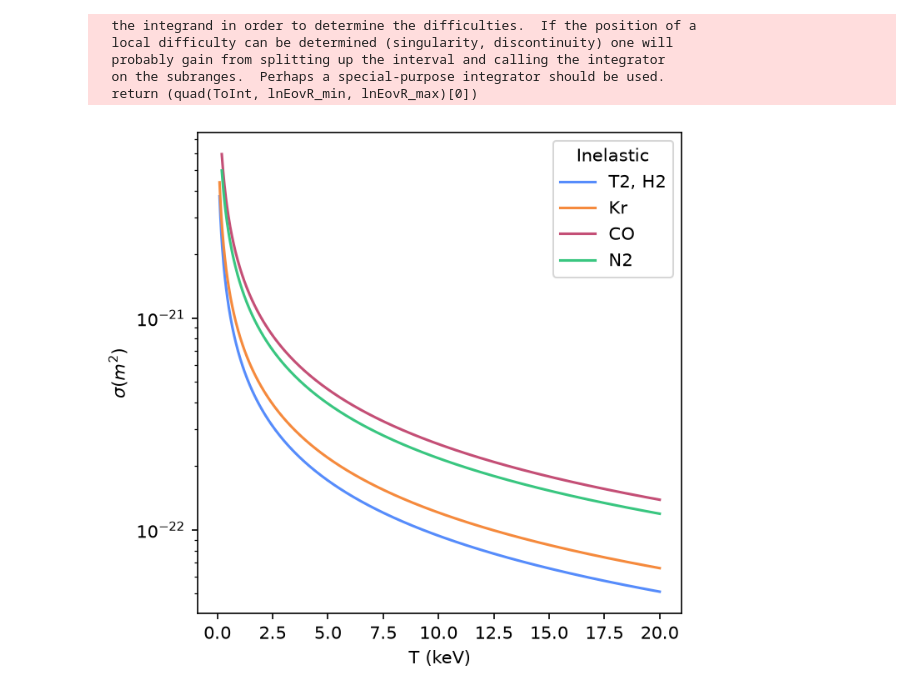
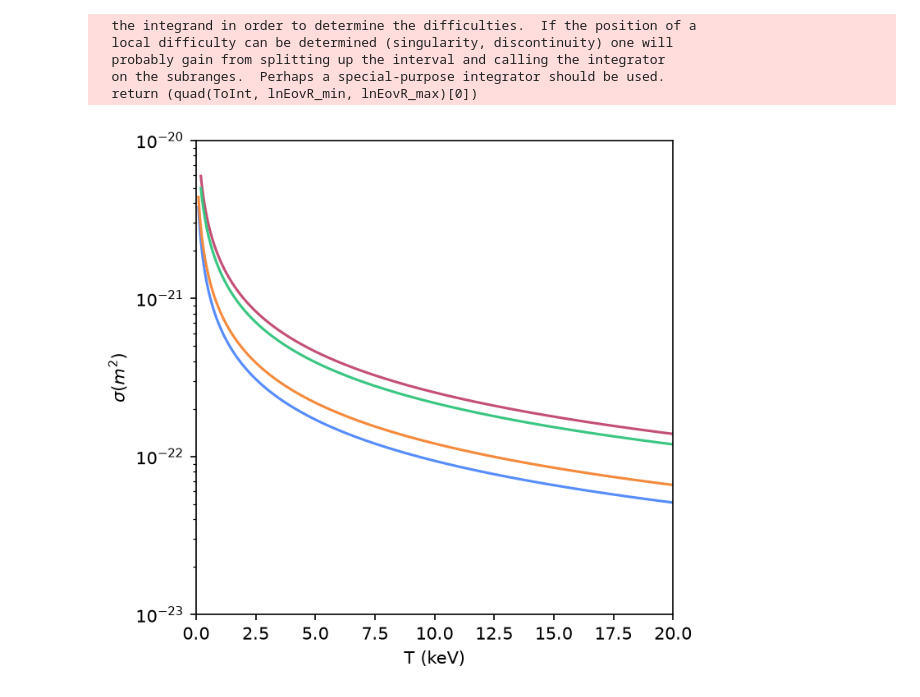
Before and after one commit to benjpjones/Project8ElectronScattering, a Jupyter notebook: OscillatorStrengthScattering.ipynb, the cells around one changed output. Drawn from its saved outputs; the diff is of its cells as text; code cells hidden in the pictures.

```diff
--- a/OscillatorStrengthScattering.ipynb
+++ b/OscillatorStrengthScattering.ipynb
@@ -82,14 +82,16 @@ sigma_contN2=[opticalapprox.sig_oscstrength(T,OscStrN2,constants.mT*28/3) for T
 # %%
 plt.figure(figsize=(5,5),dpi=150)
 plt.plot(Ts/1000,sigma_contH2,'-',label='T2, H2')
 plt.plot(Ts/1000,sigma_contKr,'-',label='Kr')
 plt.plot(Ts/1000,sigma_contCO,'-',label='CO')
 plt.plot(Ts/1000,sigma_contN2,'-',label='N2')
-
-plt.legend(loc='upper right',title='Inelastic')
+plt.ylim(3e-23,3e-21)
+plt.xlim(0,20)
+#plt.legend(loc='upper right',title='Inelastic')
 plt.semilogy()
+plt.ylim(1e-23,1e-20)
 plt.xlabel("T (keV)")
 plt.ylabel(r"$\sigma (m^2)$")
-plt.savefig("CrossSection.png",dpi=150,bbox_inches='tight')
+plt.savefig("CrossSection2.png",dpi=150,bbox_inches='tight')
 # %% [output]
-[figure, old version]
+[figure, new version]
```
Also changed, not shown: parts of 9 cells of this notebook, 23 other files.
